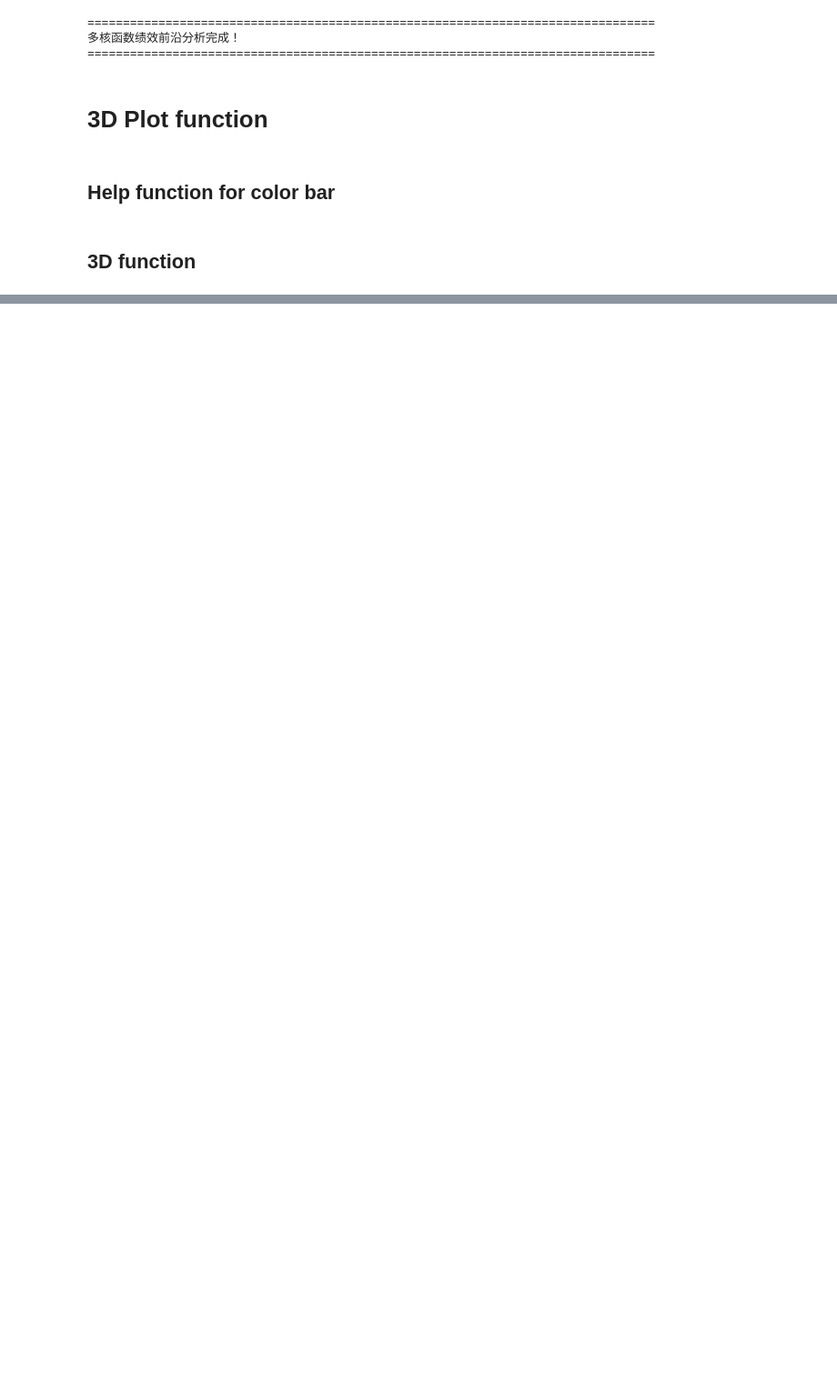
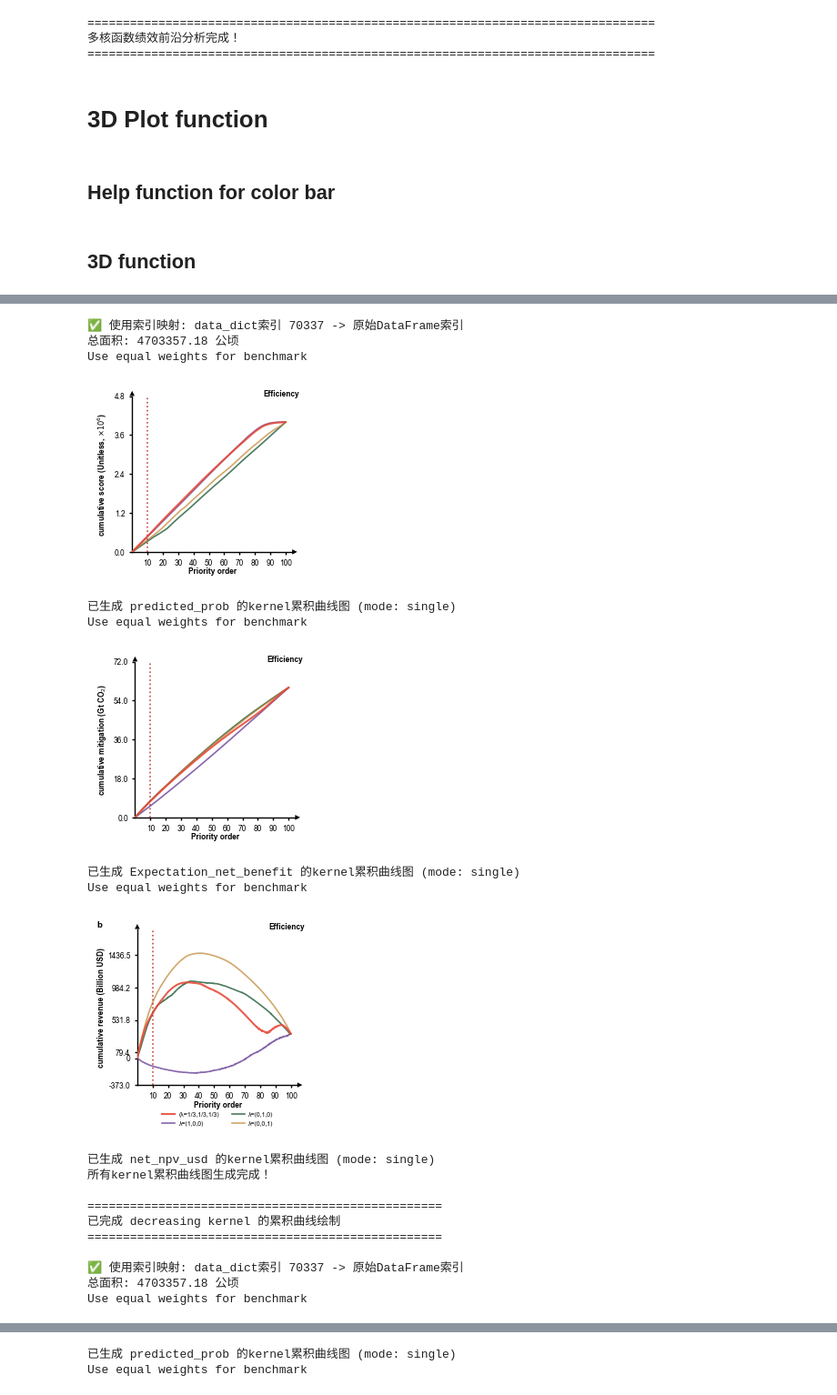
Before and after one commit to px39n/Landuse_Zhong, a Jupyter notebook: 8.0 Multi-objective.ipynb, the cells around one changed output, grey strips where cells are left out. Shown at 91% size. Saved outputs shown, nothing was run; the diff lists cells and outputs as text; code cells hidden in the pictures; blank space fills up the shorter version.

```diff
--- a/8.0 Multi-objective.ipynb
+++ b/8.0 Multi-objective.ipynb
@@ -4929,0 +4223,37 @@ Saved 3D lambda-coloured frontier plot to: figure/US_figure/lambda_coloured_fron
+# %%
+# 方式3：分别绘制三个kernel的累积曲线
+
+# 按kernel分别用字母（decreasing都是b，gaussian都是c）
+for kernel_type in ['decreasing', 'gaussian', 'increasing']:
+    fig, ax = create_kernel_cumulative_curves(
+        multi_kernel_results=multi_kernel_results,
+        merged_data_for_plot=merged_data_for_analysis,
+        kernel_mode='single',
+        kernel_type=kernel_type,
+        save_path_prefix=f'Supplymentary\Supplymentary_figure\kernel_cumulative_{kernel_type}'
+    )
+
+    print(f"\n{'='*50}")
+    print(f"已完成 {kernel_type} kernel 的累积曲线绘制")
+    print(f"{'='*50}\n")
+# %% [output]
+✅ 使用索引映射: data_dict索引 70337 -> 原始DataFrame索引
+总面积: 4703357.18 公顷
+Use equal weights for benchmark
+[figure, added]
+已生成 predicted_prob 的kernel累积曲线图 (mode: single)
+Use equal weights for benchmark
+[figure, added]
+已生成 Expectation_net_benefit 的kernel累积曲线图 (mode: single)
+Use equal weights for benchmark
+[figure, added]
+已生成 net_npv_usd 的kernel累积曲线图 (mode: single)
+所有kernel累积曲线图生成完成！
+
+==================================================
+已完成 decreasing kernel 的累积曲线绘制
+==================================================
+
+✅ 使用索引映射: data_dict索引 70337 -> 原始DataFrame索引
+总面积: 4703357.18 公顷
+Use equal weights for benchmark
@@ -4929,0 +4261,2 @@ Saved 3D lambda-coloured frontier plot to: figure/US_figure/lambda_coloured_fron
+已生成 predicted_prob 的kernel累积曲线图 (mode: single)
+Use equal weights for benchmark
```
Also changed, not shown: parts of 25 cells of this notebook, 4 other files.
